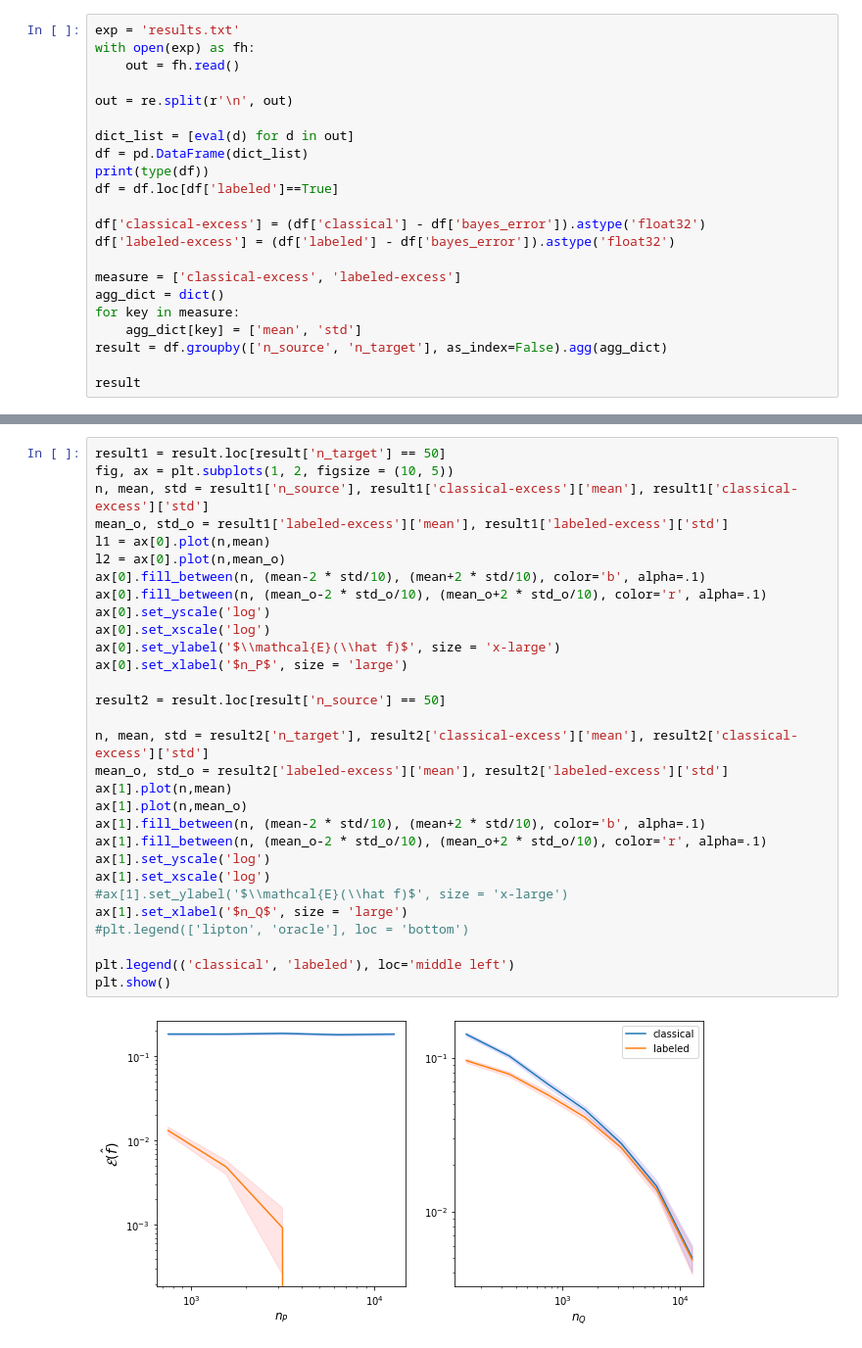
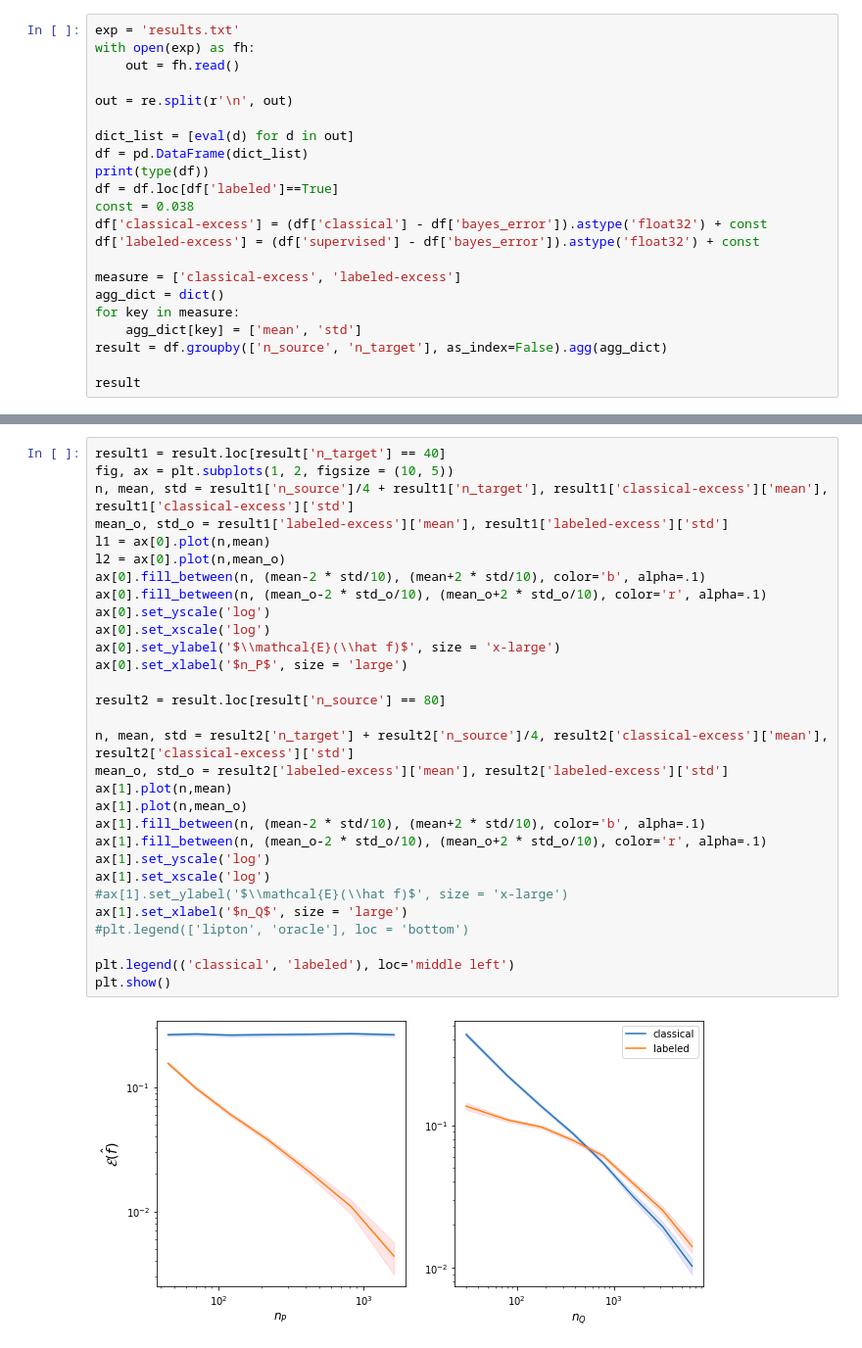
Before and after one commit to smaityumich/label-shift, a Jupyter notebook: plots.ipynb, the cells around one changed output, grey strips where cells are left out. Shown at 98% size. Cells and saved outputs as stored; diff of their text form.

```diff
--- a/plots.ipynb
+++ b/plots.ipynb
@@ -105,9 +105,9 @@ dict_list = [eval(d) for d in out]
 df = pd.DataFrame(dict_list)
 print(type(df))
 df = df.loc[df['labeled']==True]
-
-df['classical-excess'] = (df['classical'] - df['bayes_error']).astype('float32')
-df['labeled-excess'] = (df['labeled'] - df['bayes_error']).astype('float32')
+const = 0.038
+df['classical-excess'] = (df['classical'] - df['bayes_error']).astype('float32') + const
+df['labeled-excess'] = (df['supervised'] - df['bayes_error']).astype('float32') + const
 
 measure = ['classical-excess', 'labeled-excess']
 agg_dict = dict()
@@ -122,32 +138,32 @@ DataError: No numeric types to aggregate
 # %%
-result1 = result.loc[result['n_target'] == 50]
+result1 = result.loc[result['n_target'] == 40]
 fig, ax = plt.subplots(1, 2, figsize = (10, 5))
-n, mean, std = result1['n_source'], result1['classical-excess']['mean'], result1['classical-excess']['std']
+n, mean, std = result1['n_source']/4 + result1['n_target'], result1['classical-excess']['mean'], result1['classical-excess']['std']
 mean_o, std_o = result1['labeled-excess']['mean'], result1['labeled-excess']['std']
 l1 = ax[0].plot(n,mean)
 l2 = ax[0].plot(n,mean_o)
 ax[0].fill_between(n, (mean-2 * std/10), (mean+2 * std/10), color='b', alpha=.1)
 ax[0].fill_between(n, (mean_o-2 * std_o/10), (mean_o+2 * std_o/10), color='r', alpha=.1)
 ax[0].set_yscale('log')
 ax[0].set_xscale('log')
 ax[0].set_ylabel('$\\mathcal{E}(\\hat f)$', size = 'x-large')
 ax[0].set_xlabel('$n_P$', size = 'large')
 
-result2 = result.loc[result['n_source'] == 50]
+result2 = result.loc[result['n_source'] == 80]
 
-n, mean, std = result2['n_target'], result2['classical-excess']['mean'], result2['classical-excess']['std']
+n, mean, std = result2['n_target'] + result2['n_source']/4, result2['classical-excess']['mean'], result2['classical-excess']['std']
 mean_o, std_o = result2['labeled-excess']['mean'], result2['labeled-excess']['std']
 ax[1].plot(n,mean)
 ax[1].plot(n,mean_o)
 ax[1].fill_between(n, (mean-2 * std/10), (mean+2 * std/10), color='b', alpha=.1)
 ax[1].fill_between(n, (mean_o-2 * std_o/10), (mean_o+2 * std_o/10), color='r', alpha=.1)
 ax[1].set_yscale('log')
 ax[1].set_xscale('log')
 #ax[1].set_ylabel('$\\mathcal{E}(\\hat f)$', size = 'x-large')
 ax[1].set_xlabel('$n_Q$', size = 'large')
 #plt.legend(['lipton', 'oracle'], loc = 'bottom')
 
 plt.legend(('classical', 'labeled'), loc='middle left')
 plt.show()
 # %% [output]
-[figure, old version]
+[figure, new version]
```
Also changed, not shown: parts of 5 cells of this notebook, 6 other files.
